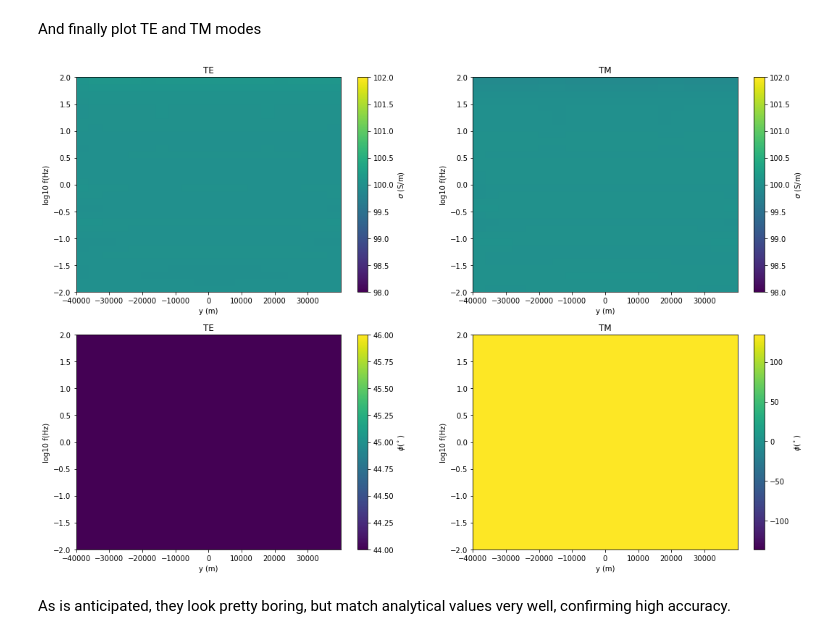
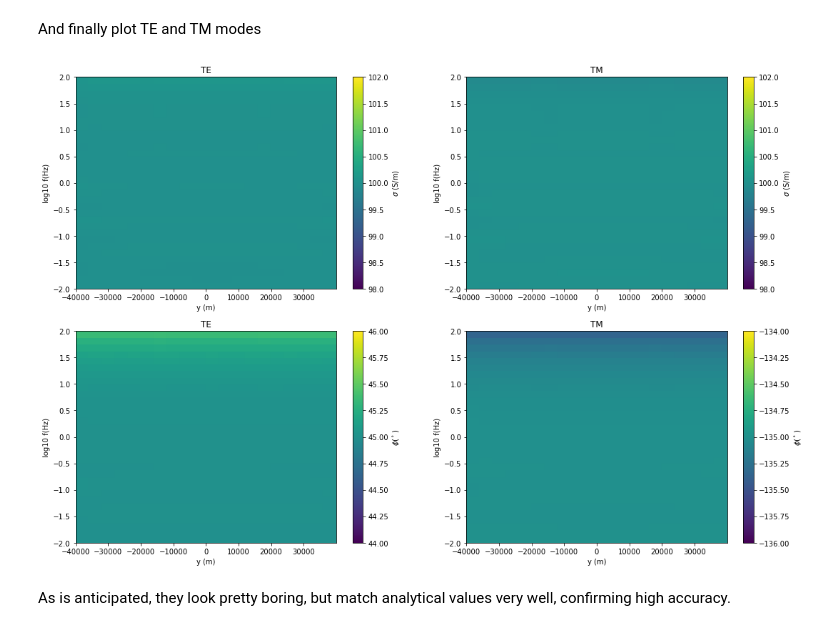
Before and after one commit to GoFEM/pyGoFEM, a Jupyter notebook: 01_example_2D_MT_CSEM_modeling.ipynb, the cells around one changed output. Cells and saved outputs as stored; diff of their text form; code cells hidden in the pictures.

```diff
--- a/01_example_2D_MT_CSEM_modeling.ipynb
+++ b/01_example_2D_MT_CSEM_modeling.ipynb
@@ -203,26 +205,30 @@ rho_data = np.zeros(shape=(len(frequencies),len(receivers),2))
 phi_data = np.zeros(shape=(len(frequencies),len(receivers),2))
 for idx in range(len(frequencies)):
     df = pd.read_csv('./01/results/halfspace_c=0_f=%0.8e.txt' % frequencies[idx], sep="\t")
-    rho_data[idx] = df[['rho_xy', 'rho_yx']]
-    phi_data[idx] = df[['phi_xy', 'phi_yx']]
+
+    for ridx in range(len(receivers)):
+        rho_data[idx,ridx,0] = complex(*eval(df['rho_xy'][ridx])).real
+        rho_data[idx,ridx,1] = complex(*eval(df['rho_yx'][ridx])).real
+        phi_data[idx,ridx,0] = complex(*eval(df['phi_xy'][ridx])).real
+        phi_data[idx,ridx,1] = complex(*eval(df['phi_yx'][ridx])).real
 # %% [markdown]
 And finally plot TE and TM modes
 # %%
 fig, axes = plt.subplots(2, 2)
 p = axes[0,0].pcolormesh(r_y, np.log10(frequencies), rho_data[:,:,0], vmin=98, vmax = 102)
 fig.colorbar(p, ax=axes[0,0], label=r'$\sigma$ (S/m)')
 axes[0,0].set_title('TE'), axes[0,0].set_xlabel('y (m)'), axes[0,0].set_ylabel('log10 f(Hz)')
 p = axes[0,1].pcolormesh(r_y, np.log10(frequencies), rho_data[:,:,1], vmin=98, vmax = 102)
 fig.colorbar(p, ax=axes[0,1], label=r'$\sigma$ (S/m)')
 axes[0,1].set_title('TM'), axes[0,1].set_xlabel('y (m)'), axes[0,1].set_ylabel('log10 f(Hz)')
 p = axes[1,0].pcolormesh(r_y, np.log10(frequencies), phi_data[:,:,0], vmin=44, vmax = 46)
 fig.colorbar(p, ax=axes[1,0], label=r'$\phi (^\circ)$')
 axes[1,0].set_title('TE'), axes[1,0].set_xlabel('y (m)'), axes[1,0].set_ylabel('log10 f(Hz)')
-p = axes[1,1].pcolormesh(r_y, np.log10(frequencies), phi_data[:,:,1], vmin=-136, vmax = 134)
+p = axes[1,1].pcolormesh(r_y, np.log10(frequencies), phi_data[:,:,1], vmin=-136, vmax = -134)
 fig.colorbar(p, ax=axes[1,1], label=r'$\phi (^\circ)$')
 axes[1,1].set_title('TM'), axes[1,1].set_xlabel('y (m)'), axes[1,1].set_ylabel('log10 f(Hz)')
 fig.set_size_inches(np.array(fig.get_size_inches()) * 3)
 # %% [output]
-[figure, old version]
+[figure, new version]
 # %% [markdown]
 As is anticipated, they look pretty boring, but match analytical values very well, confirming high accuracy.
```
Also changed, not shown: parts of 3 cells of this notebook, 2 other files.
